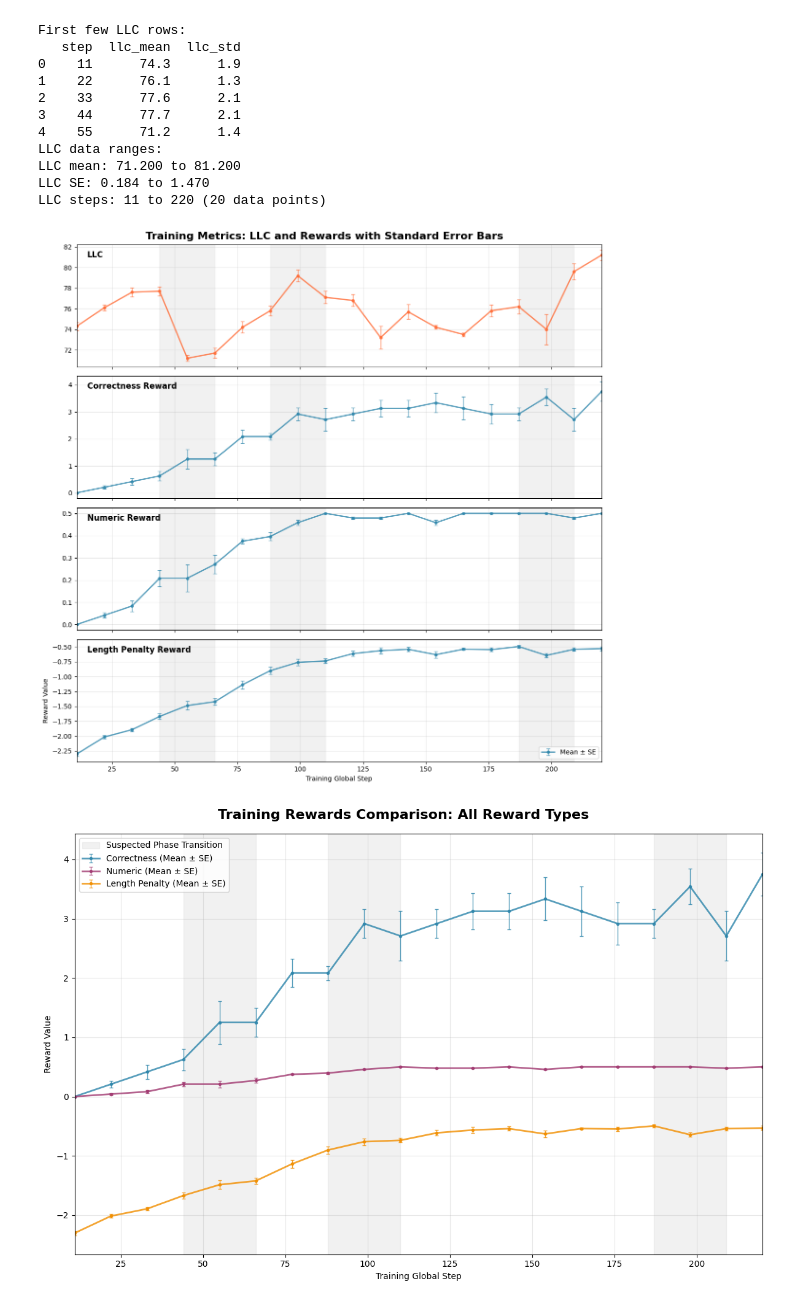
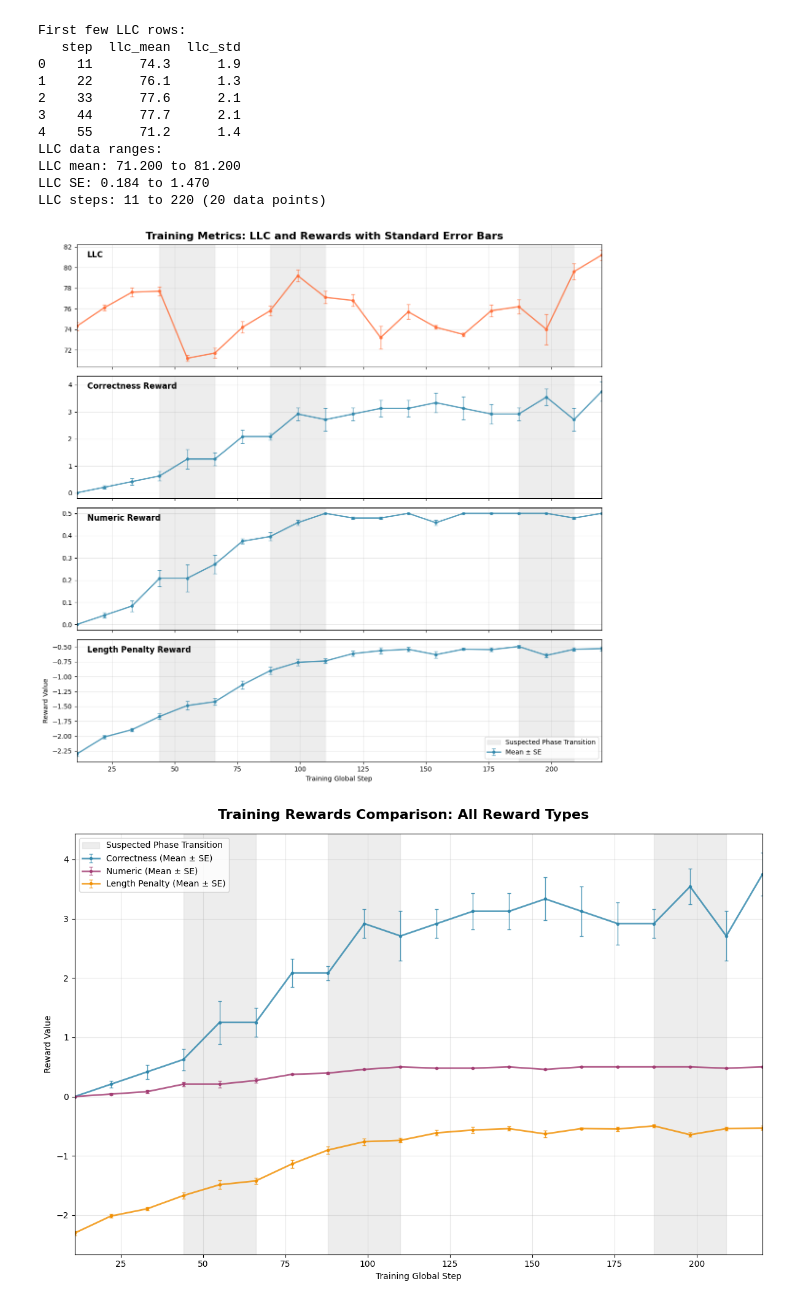
Before and after one commit to ilijalichkovski/apart-physics, a Jupyter notebook: results/create_plots.ipynb, the cells around one changed output. Saved outputs shown, nothing was run; the diff lists cells and outputs as text; code cells hidden in the pictures.

Commit message:
Added plots

```diff
--- a/results/create_plots.ipynb
+++ b/results/create_plots.ipynb
@@ -111,6 +111,11 @@ def extract_llc_data(df_llc):
 # Load the LLC data (must run before other cells that reference LLC variables)
 df_llc = load_llc_data()
 x_axis_llc, llc_mean, llc_se = extract_llc_data(df_llc)
+
+# Global variables for suspected phase transition regions
+TRANSITION_REGIONS = [(44, 66), (88, 110), (187, 209)]
+SHADE_COLOR = 'lightgray'
+SHADE_ALPHA = 0.4
 # %% [output]
 LLC dataset shape: (20, 3)
 
@@ -141,11 +146,6 @@ def create_reward_plots():
     llc_color = '#FF6B35'  # Orange for LLC
     mean_color = '#2E86AB'  # Blue for rewards
 
-    # Add shaded regions for suspected phase transitions
-    transition_regions = [(44, 66), (88, 110), (187, 209)]
-    shade_color = 'lightgray'
-    shade_alpha = 0.3
-
     # Plot 0: LLC
     axes[0].errorbar(x_axis_llc, llc_mean, yerr=llc_se,
                     color=llc_color, linewidth=2, marker='o', markersize=4,
@@ -153,9 +153,9 @@ def create_reward_plots():
                     label='LLC ± SE')
 
     # Add shaded regions to LLC plot
-    for i, (start, end) in enumerate(transition_regions):
+    for i, (start, end) in enumerate(TRANSITION_REGIONS):
         label = 'Suspected Phase Transition' if i == 0 else None
-        axes[0].axvspan(start, end, color=shade_color, alpha=shade_alpha, label=label)
+        axes[0].axvspan(start, end, color=SHADE_COLOR, alpha=SHADE_ALPHA, label=label)
 
     # Set title on the left side for LLC
     axes[0].text(0.02, 0.95, 'LLC', transform=axes[0].transAxes,
@@ -179,40 +179,40 @@ def create_reward_plots():
                         capsize=3, capthick=1, elinewidth=1, alpha=0.8,
                         label='Mean ± SE')
 
-        # Add shaded regions to reward plots (only add label to legend once)
-        for j, (start, end) in enumerate(transition_regions):
-            label = 'Suspected Phase Transition' if i == 0 and j == 0 else None
-            axes[i+1].axvspan(start, end, color=shade_color, alpha=shade_alpha, label=label)
+        # Add shaded regions to reward plots (add label to legend only for the last subplot)
+        for j, (start, end) in enumerate(TRANSITION_REGIONS):
+            label = 'Suspected Phase Transition' if i == 2 and j == 0 else None
+            axes[i+1].axvspan(start, end, color=SHADE_COLOR, alpha=SHADE_ALPHA, label=label)
 
         # Set title on the left side
         axes[i+1].text(0.02, 0.95, title, transform=axes[i+1].transAxes, fontweight='bold',
                     verticalalignment='top', fontsize=12)
 
         axes[i+1].grid(True, alpha=0.3)
         axes[i+1].set_xlim(x_axis_llc.min(), x_axis_llc.max())  # Use same range as LLC for consistency
 
         # Remove y-axis label for top and middle plots, remove x-axis labels except bottom
         if i < 2:
             axes[i+1].set_ylabel('')
             axes[i+1].tick_params(axis='x', labelbottom=False)
         else:
             axes[i+1].set_ylabel('Reward Value')
             axes[i+1].set_xlabel('Training Global Step')
 
-    # Add single legend at the bottom
-    axes[-1].legend(loc='lower right')
+    # Add legend only at the bottom
+    axes[-1].legend(loc='lower right', fontsize=10)
 
     # Remove gaps between subplots
     plt.subplots_adjust(hspace=0, top=0.93)
     plt.tight_layout()
 
     return fig
 
 # Create and display the main reward plots with LLC
 fig_main = create_reward_plots()
 plt.show()
 # %% [output]
-[figure, old version]
+[figure, new version]
 # %%
 # Alternative: Combined plot with all rewards
 def create_compact_reward_plots():
```
Also changed, not shown: parts of 3 cells of this notebook, 3 other files.
